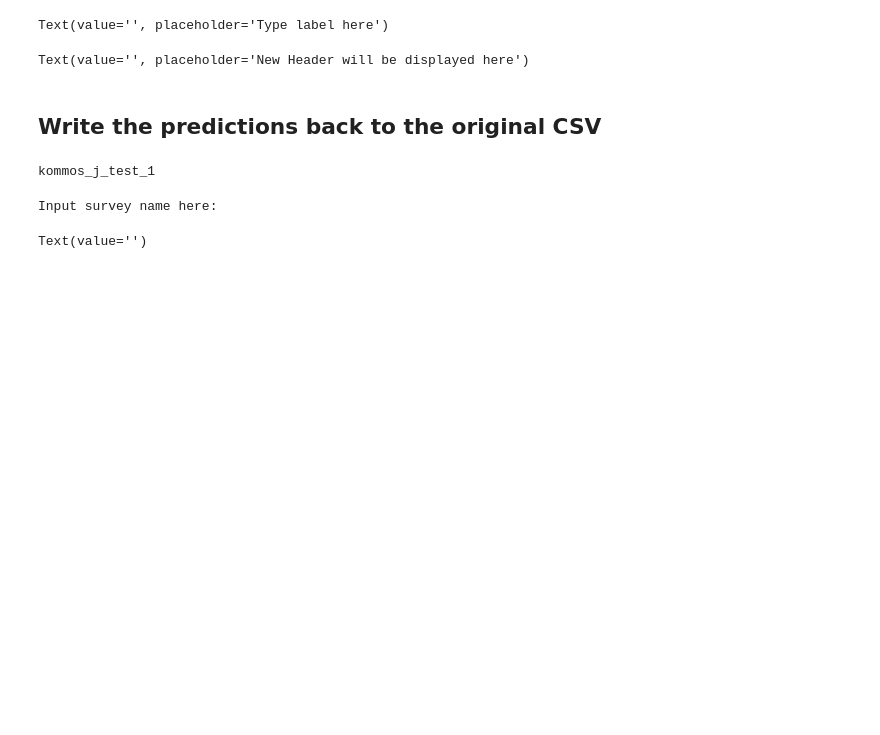
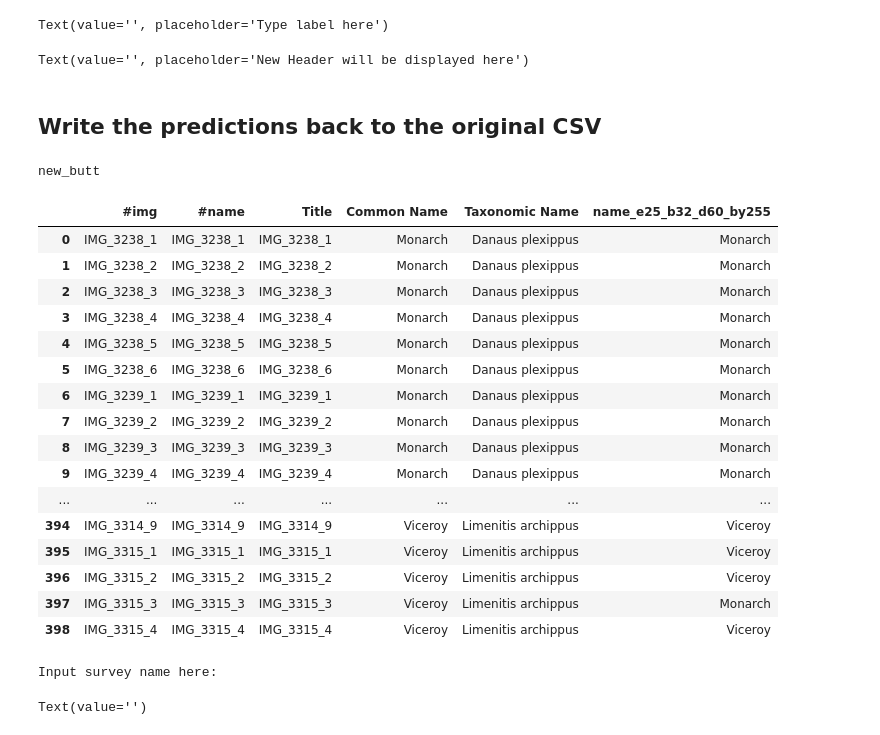
Before and after one commit to suave-ucsd/jupyter-suave-2022, a Jupyter notebook: operations/predict/PredictiveModel.ipynb, the cells around one changed output. Saved outputs shown, nothing was run; the diff lists cells and outputs as text; code cells hidden in the pictures; blank space fills up the shorter version.

Commit message:
fixed issue with Predict Model sending incorrect notebook to SuAVE

```diff
--- a/operations/predict/PredictiveModel.ipynb
+++ b/operations/predict/PredictiveModel.ipynb
@@ -138,12 +138,0 @@ nnegev_images             zaslavsk_nnegev_images
-# %%
-# iz testing; ignore
-
-img_path = "../../images/" + "zaslavsk_butterfly_images"
-nameCol = df['#img']
-predCol = df[out2.widget.result]
-for i in range (0,len(nameCol)):
-    base_filename = nameCol[i]
-    fileName = os.path.join(img_path, base_filename + suffix)
-#     print(fileName)
-    if os.path.exists(fileName):
-        print(fileName)
@@ -170,6 +141,7 @@ for i in range (0,len(nameCol)):
 # %% [markdown]
 ### This might take a little while depending on the size of the dataset
 # %%
+im_dimension = 60
 # grab chosen column names
 nameCol = df['#img']
 predCol = df[out2.widget.result]
@@ -201,7 +173,7 @@ for i in range (0,len(nameCol)):
     base_filename = nameCol[i]
     fileName = os.path.join(img_path, base_filename + suffix)
     im = cv2.imread(fileName)
-    im = cv2.resize(im, (28,28))
+    im = cv2.resize(im, (im_dimension,im_dimension))
     im = img_to_array(im)
     img_list.append(im)
 
@@ -223,8 +195,8 @@ ytrain = Y[:split]
 ytest = Y[split:]
 
 # transform to arrays
-trainX = np.array(xtrain, dtype="float")/225.0
-testX = np.array(xtest, dtype ="float")/225.0
+trainX = np.array(xtrain, dtype="float")/255.0
+testX = np.array(xtest, dtype ="float")/255.0
 
 ytrain = np.array(ytrain)
 ytest = np.array(ytest)
@@ -242,7 +214,7 @@ aug = ImageDataGenerator(rotation_range=30, width_shift_range=0.1,
                         height_shift_range=0.1, shear_range=0.2, zoom_range=0.2,
                         horizontal_flip=True, fill_mode="nearest")
 # initialize the model
-model = LeNet.build(width=28, height=28, depth=3, classes=len(uni_labels))
+model = LeNet.build(width=im_dimension, height=im_dimension, depth=3, classes=len(uni_labels))
 opt = Adam(lr=INIT_LR, decay=INIT_LR / EPOCHS)
 model.compile(loss="categorical_crossentropy", optimizer=opt,
                 metrics=["accuracy"])
@@ -277,7 +250,7 @@ Epoch 25/25
 ## Take the original data and predict based on the model
 # %%
 # Reshape original input data images for predicting
-img_check = np.array(img_list, dtype ="float")/225.0
+img_check = np.array(img_list, dtype ="float")/255.0
 
 predictionsMade = []
 preds = model.predict(img_check)
@@ -367,11 +340,36 @@ Text(value='', placeholder='New Header will be displayed here')
 df[input_text.value] = finalPred
 print(input_text.value)
 
+#Get file path
+path = "../../temp_csvs"
+
 # new file name
 new_file =  csv_file[:-4]+'_v1.csv'
-df.to_csv(new_file, index=None)
+new_file_path = os.path.join(path, new_file)
+df.to_csv(os.path.join(path, new_file), index=None)
 # %% [output]
-kommos_j_test_1
+new_butt
+# %%
+pd.set_option('display.max_rows',1000)
+df
+# %% [output]
+|  | #img | #name | Title | Common Name | Taxonomic Name | name_e25_b32_d60_by255 |
+| 0 | IMG_3238_1 | IMG_3238_1 | IMG_3238_1 | Monarch | Danaus plexippus | Monarch |
+| 1 | IMG_3238_2 | IMG_3238_2 | IMG_3238_2 | Monarch | Danaus plexippus | Monarch |
+| 2 | IMG_3238_3 | IMG_3238_3 | IMG_3238_3 | Monarch | Danaus plexippus | Monarch |
+| 3 | IMG_3238_4 | IMG_3238_4 | IMG_3238_4 | Monarch | Danaus plexippus | Monarch |
+| 4 | IMG_3238_5 | IMG_3238_5 | IMG_3238_5 | Monarch | Danaus plexippus | Monarch |
+| 5 | IMG_3238_6 | IMG_3238_6 | IMG_3238_6 | Monarch | Danaus plexippus | Monarch |
+| 6 | IMG_3239_1 | IMG_3239_1 | IMG_3239_1 | Monarch | Danaus plexippus | Monarch |
+| 7 | IMG_3239_2 | IMG_3239_2 | IMG_3239_2 | Monarch | Danaus plexippus | Monarch |
+| 8 | IMG_3239_3 | IMG_3239_3 | IMG_3239_3 | Monarch | Danaus plexippus | Monarch |
+| 9 | IMG_3239_4 | IMG_3239_4 | IMG_3239_4 | Monarch | Danaus plexippus | Monarch |
+| ... | ... | ... | ... | ... | ... | ... |
+| 394 | IMG_3314_9 | IMG_3314_9 | IMG_3314_9 | Viceroy | Limenitis archippus | Viceroy |
+| 395 | IMG_3315_1 | IMG_3315_1 | IMG_3315_1 | Viceroy | Limenitis archippus | Viceroy |
+| 396 | IMG_3315_2 | IMG_3315_2 | IMG_3315_2 | Viceroy | Limenitis archippus | Viceroy |
+| 397 | IMG_3315_3 | IMG_3315_3 | IMG_3315_3 | Viceroy | Limenitis archippus | Monarch |
+| 398 | IMG_3315_4 | IMG_3315_4 | IMG_3315_4 | Viceroy | Limenitis archippus | Viceroy |
 # %%
 #Input survey name
 
```
Also changed, not shown: parts of 16 cells of this notebook.
